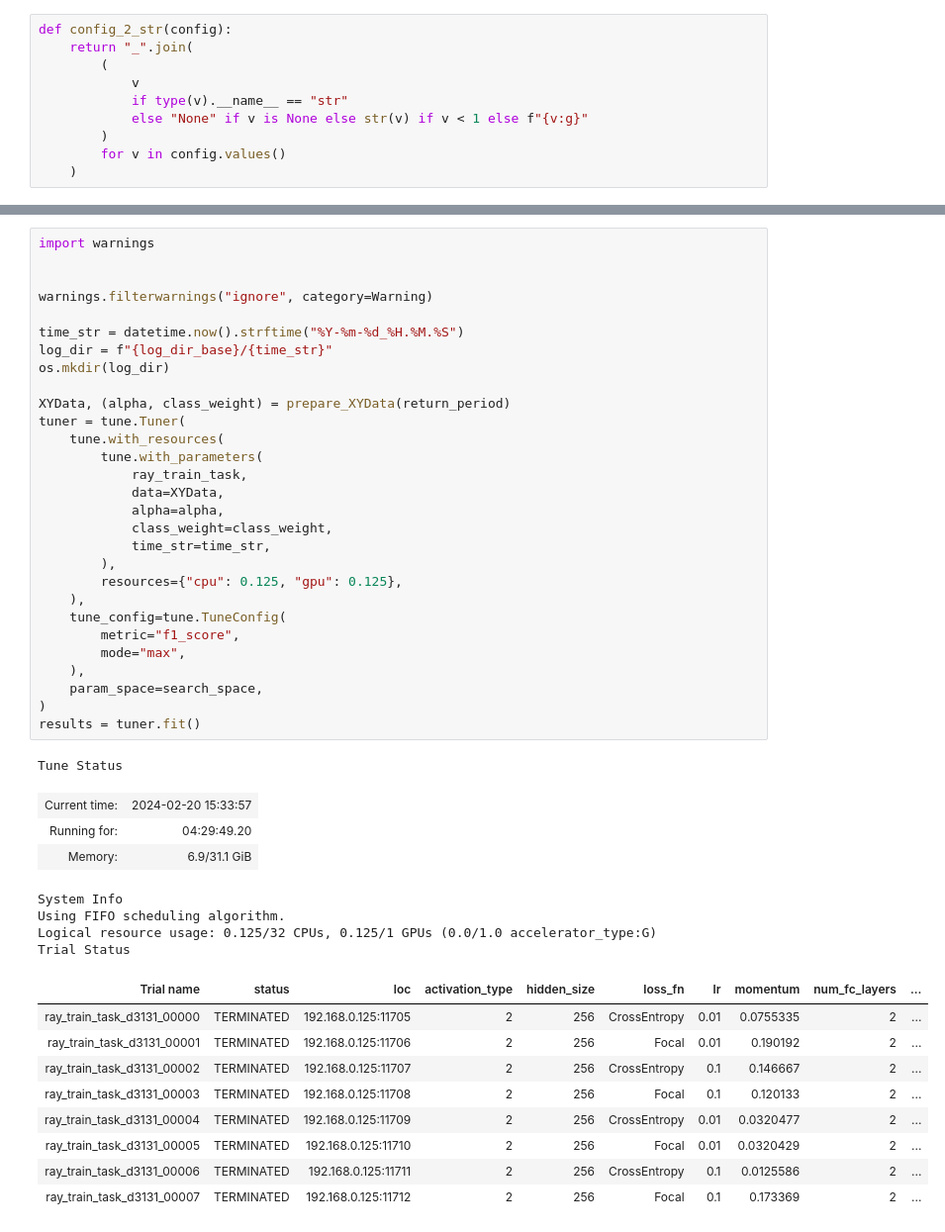
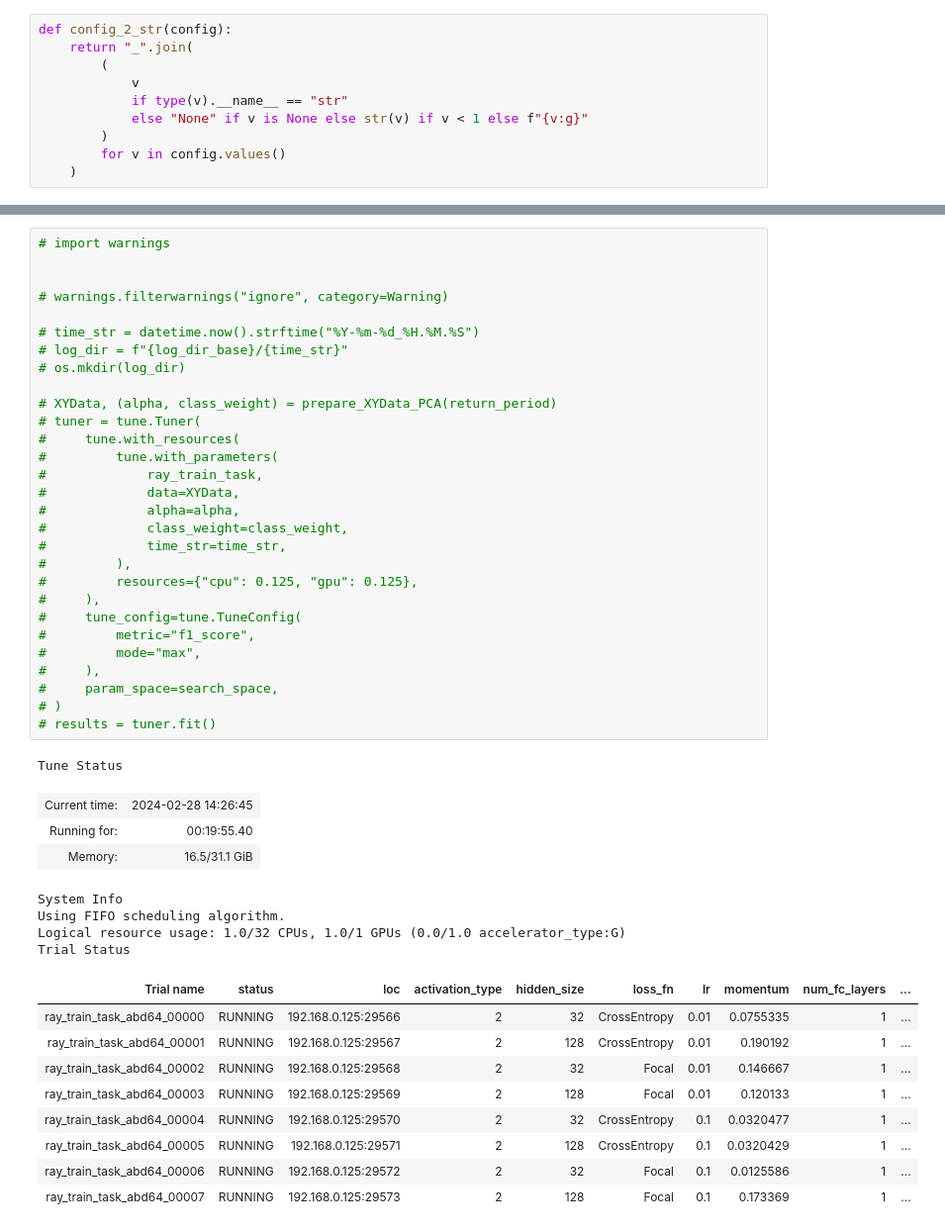
Before and after one commit to cloudaipro/AI4StockMarket, a Jupyter notebook: StockPCTLabelPredictLSTM_A3.ipynb, the cells around one changed output, grey strips where cells are left out. Shown at 99% size. Drawn from its saved outputs; the diff is of its cells as text.

```diff
--- a/StockPCTLabelPredictLSTM_A3.ipynb
+++ b/StockPCTLabelPredictLSTM_A3.ipynb
@@ -1675,48 +1726,48 @@ print(f"Total count of configs = {total_configs}")
 Total count of configs = 8
 # %%
-import warnings
+# import warnings
 
 
-warnings.filterwarnings("ignore", category=Warning)
+# warnings.filterwarnings("ignore", category=Warning)
 
-time_str = datetime.now().strftime("%Y-%m-%d_%H.%M.%S")
-log_dir = f"{log_dir_base}/{time_str}"
-os.mkdir(log_dir)
+# time_str = datetime.now().strftime("%Y-%m-%d_%H.%M.%S")
+# log_dir = f"{log_dir_base}/{time_str}"
+# os.mkdir(log_dir)
 
-XYData, (alpha, class_weight) = prepare_XYData(return_period)
-tuner = tune.Tuner(
-    tune.with_resources(
-        tune.with_parameters(
-            ray_train_task,
-            data=XYData,
-            alpha=alpha,
-            class_weight=class_weight,
-            time_str=time_str,
-        ),
-        resources={"cpu": 0.125, "gpu": 0.125},
-    ),
-    tune_config=tune.TuneConfig(
-        metric="f1_score",
-        mode="max",
-    ),
-    param_space=search_space,
-)
-results = tuner.fit()
+# XYData, (alpha, class_weight) = prepare_XYData_PCA(return_period)
+# tuner = tune.Tuner(
+#     tune.with_resources(
+#         tune.with_parameters(
+#             ray_train_task,
+#             data=XYData,
+#             alpha=alpha,
+#             class_weight=class_weight,
+#             time_str=time_str,
+#         ),
+#         resources={"cpu": 0.125, "gpu": 0.125},
+#     ),
+#     tune_config=tune.TuneConfig(
+#         metric="f1_score",
+#         mode="max",
+#     ),
+#     param_space=search_space,
+# )
+# results = tuner.fit()
 # %% [output]
 Tune Status
-| Current time: | 2024-02-20 15:33:57 |
-| Running for: | 04:29:49.20 |
-| Memory: | 6.9/31.1 GiB |
+| Current time: | 2024-02-28 14:26:45 |
+| Running for: | 00:19:55.40 |
+| Memory: | 16.5/31.1 GiB |
 System Info
 Using FIFO scheduling algorithm.
-Logical resource usage: 0.125/32 CPUs, 0.125/1 GPUs (0.0/1.0 accelerator_type:G)
+Logical resource usage: 1.0/32 CPUs, 1.0/1 GPUs (0.0/1.0 accelerator_type:G)
 Trial Status
 | Trial name | status | loc | activation_type | hidden_size | loss_fn | lr | momentum | num_fc_layers | ... |
-| ray_train_task_d3131_00000 | TERMINATED | 192.168.0.125:11705 | 2 | 256 | CrossEntropy | 0.01 | 0.0755335 | 2 | ... |
-| ray_train_task_d3131_00001 | TERMINATED | 192.168.0.125:11706 | 2 | 256 | Focal | 0.01 | 0.190192 | 2 | ... |
-| ray_train_task_d3131_00002 | TERMINATED | 192.168.0.125:11707 | 2 | 256 | CrossEntropy | 0.1 | 0.146667 | 2 | ... |
-| ray_train_task_d3131_00003 | TERMINATED | 192.168.0.125:11708 | 2 | 256 | Focal | 0.1 | 0.120133 | 2 | ... |
-| ray_train_task_d3131_00004 | TERMINATED | 192.168.0.125:11709 | 2 | 256 | CrossEntropy | 0.01 | 0.0320477 | 2 | ... |
-| ray_train_task_d3131_00005 | TERMINATED | 192.168.0.125:11710 | 2 | 256 | Focal | 0.01 | 0.0320429 | 2 | ... |
-| ray_train_task_d3131_00006 | TERMINATED | 192.168.0.125:11711 | 2 | 256 | CrossEntropy | 0.1 | 0.0125586 | 2 | ... |
-| ray_train_task_d3131_00007 | TERMINATED | 192.168.0.125:11712 | 2 | 256 | Focal | 0.1 | 0.173369 | 2 | ... |
+| ray_train_task_abd64_00000 | RUNNING | 192.168.0.125:29566 | 2 | 32 | CrossEntropy | 0.01 | 0.0755335 | 1 | ... |
+| ray_train_task_abd64_00001 | RUNNING | 192.168.0.125:29567 | 2 | 128 | CrossEntropy | 0.01 | 0.190192 | 1 | ... |
+| ray_train_task_abd64_00002 | RUNNING | 192.168.0.125:29568 | 2 | 32 | Focal | 0.01 | 0.146667 | 1 | ... |
+| ray_train_task_abd64_00003 | RUNNING | 192.168.0.125:29569 | 2 | 128 | Focal | 0.01 | 0.120133 | 1 | ... |
+| ray_train_task_abd64_00004 | RUNNING | 192.168.0.125:29570 | 2 | 32 | CrossEntropy | 0.1 | 0.0320477 | 1 | ... |
+| ray_train_task_abd64_00005 | RUNNING | 192.168.0.125:29571 | 2 | 128 | CrossEntropy | 0.1 | 0.0320429 | 1 | ... |
+| ray_train_task_abd64_00006 | RUNNING | 192.168.0.125:29572 | 2 | 32 | Focal | 0.1 | 0.0125586 | 1 | ... |
+| ray_train_task_abd64_00007 | RUNNING | 192.168.0.125:29573 | 2 | 128 | Focal | 0.1 | 0.173369 | 1 | ... |
```
Also changed, not shown: parts of 10 cells of this notebook, 2 other files.
